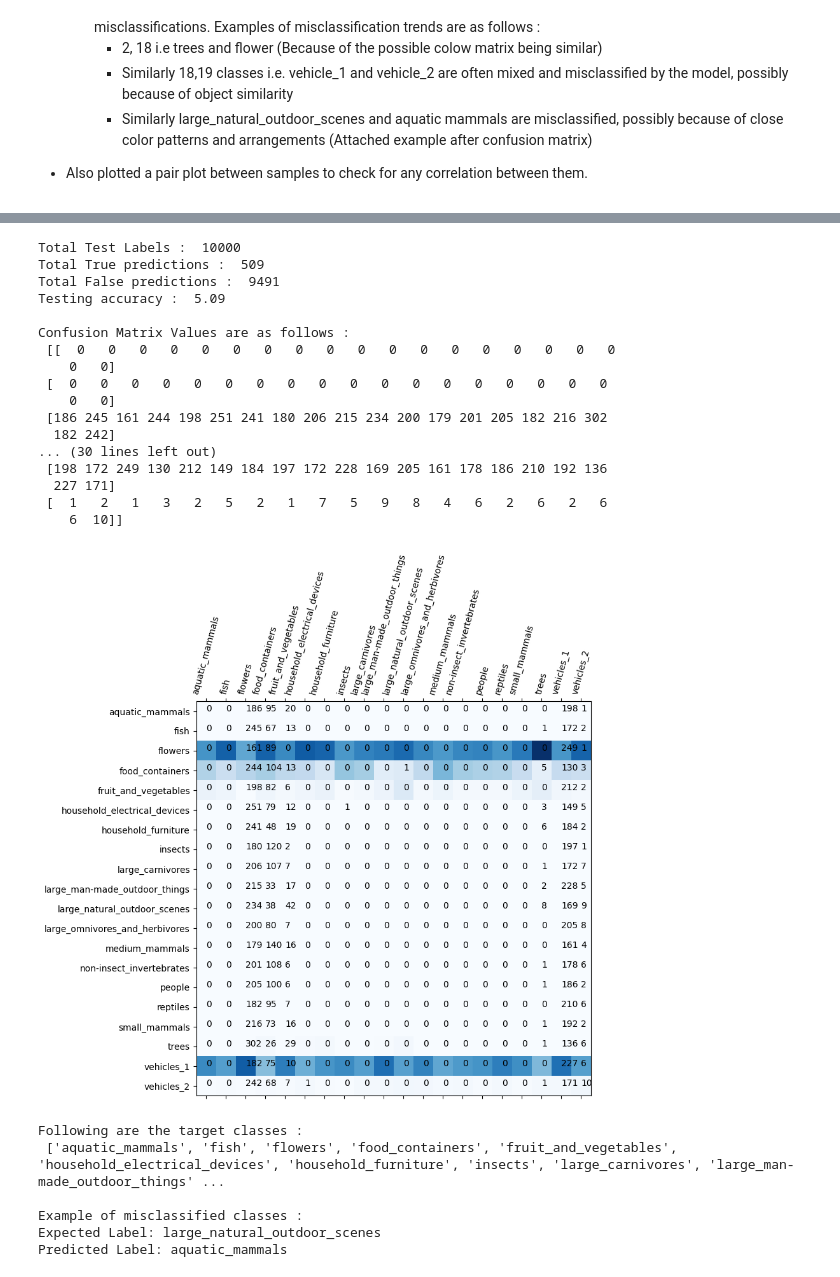
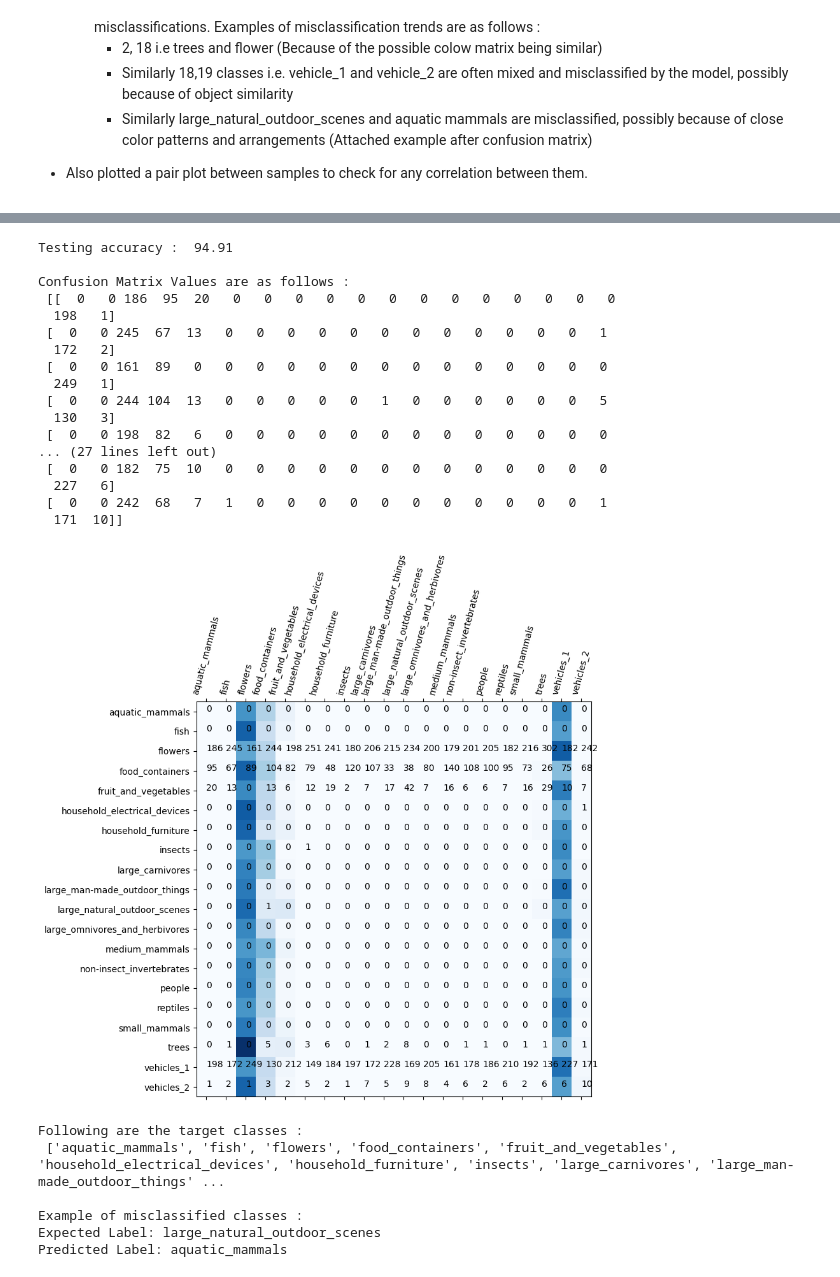
Before and after one commit to snehabandi/Deep-Learning-and-its-Applications, a Jupyter notebook: assignment1/Problem_2.ipynb, the cells around one changed output, grey strips where cells are left out. Drawn from its saved outputs; the diff is of its cells as text; code cells hidden in the pictures.

```diff
--- a/assignment1/Problem_2.ipynb
+++ b/assignment1/Problem_2.ipynb
@@ -599,55 +599,52 @@ Batch  7  processed
 Batch  8  processed
 Batch  9  processed
 # %%
-TP,FN = 0,0
+TP,FP = 0,0
 cfm = np.zeros((20,20), dtype = np.int32)
 for m in range(preds.shape[0]):
     exp, pred = test_labels[m], preds[m]
-    if exp == pred: #True Positive
+    if exp == pred: #T
+        cfm[pred][exp]+=1
+        TP+=1
+    else: #Incorrect
         cfm[exp][pred]+=1
-        TP+=1
-    else: #False Positive
-        cfm[pred][exp]+=1
-        FN+=1
+        FP+=1
 
 #Accuracy
-test_acc = (TP)/(TP+FN)
+test_acc = TP/(TP+FP)
 T = np.count_nonzero(preds==test_labels)
-print('Total Test Labels : ',(TP+FN))
-print('Total True predictions : ',TP)
-print('Total False predictions : ',FN)
 print('Testing accuracy : ',(test_acc*100))
 
 #Confusion Matrix
 print('\nConfusion Matrix Values are as follows : \n',np.matrix(cfm))
 
 plt.matshow(cfm, cmap = 'Blues')
 plt.xticks(np.arange(0, 20), label_names, rotation = 75)
 plt.yticks(np.arange(0, 20), label_names)
 #Plotting the matrix
 for i  in range(20):
     for j in range(20):
         plt.text(x=i,y=j,s=cfm[i][j])
 plt.show()
 # %% [output]
-Total Test Labels :  10000
-Total True predictions :  509
-Total False predictions :  9491
-Testing accuracy :  5.09
+Testing accuracy :  94.91
 
 Confusion Matrix Values are as follows :
- [[  0   0   0   0   0   0   0   0   0   0   0   0   0   0   0   0   0   0
-    0   0]
- [  0   0   0   0   0   0   0   0   0   0   0   0   0   0   0   0   0   0
-    0   0]
- [186 245 161 244 198 251 241 180 206 215 234 200 179 201 205 182 216 302
-  182 242]
-... (30 lines left out)
- [198 172 249 130 212 149 184 197 172 228 169 205 161 178 186 210 192 136
-  227 171]
- [  1   2   1   3   2   5   2   1   7   5   9   8   4   6   2   6   2   6
-    6  10]]
+ [[  0   0 186  95  20   0   0   0   0   0   0   0   0   0   0   0   0   0
+  198   1]
+ [  0   0 245  67  13   0   0   0   0   0   0   0   0   0   0   0   0   1
+  172   2]
+ [  0   0 161  89   0   0   0   0   0   0   0   0   0   0   0   0   0   0
+  249   1]
+ [  0   0 244 104  13   0   0   0   0   0   1   0   0   0   0   0   0   5
+  130   3]
+ [  0   0 198  82   6   0   0   0   0   0   0   0   0   0   0   0   0   0
+... (27 lines left out)
+ [  0   0 182  75  10   0   0   0   0   0   0   0   0   0   0   0   0   0
+  227   6]
+ [  0   0 242  68   7   1   0   0   0   0   0   0   0   0   0   0   0   1
+  171  10]]
-[figure, old version]
+[figure, new version]
 # %%
 #Displaying Targeted classes
 print('Following are the target classes : \n',label_names)
```
